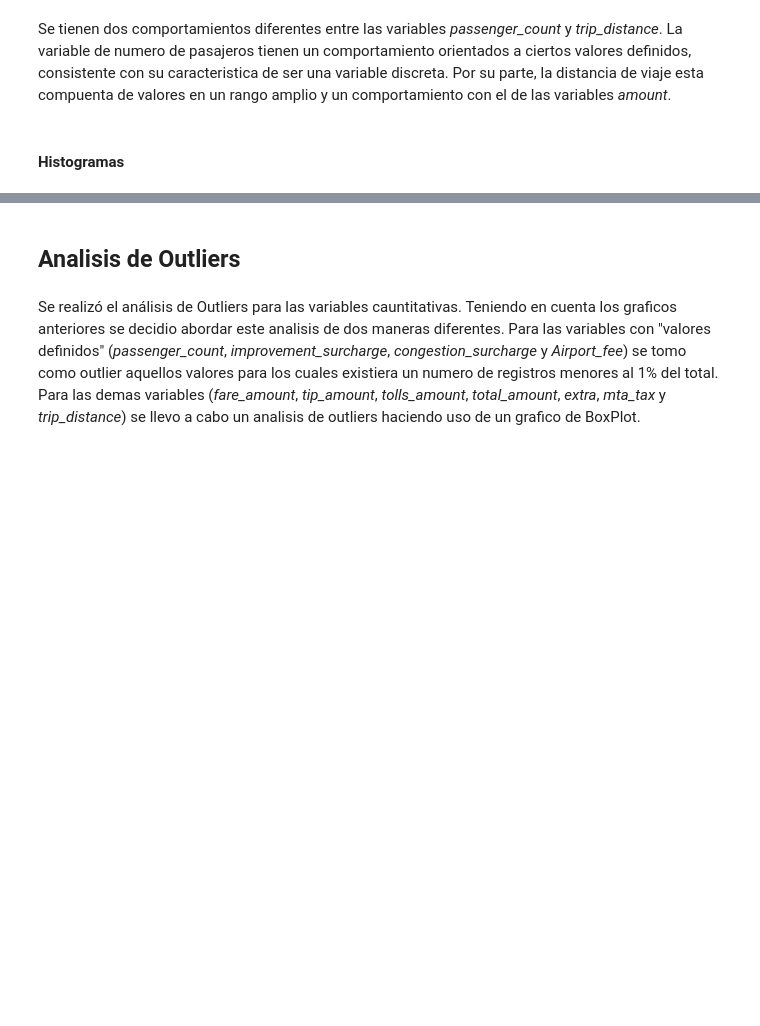
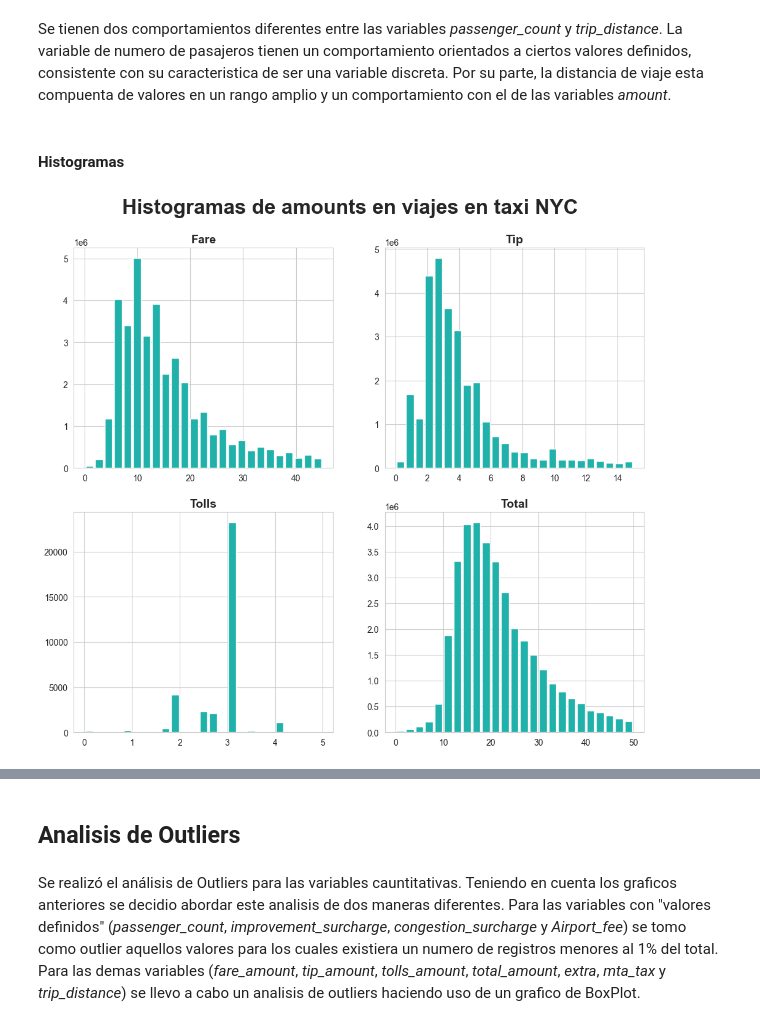
Before and after one commit to Rizo12G/Proyecto_final_henry, a Jupyter notebook: EDA/EDA_taxis.ipynb, the cells around one changed output, grey strips where cells are left out. Cells and saved outputs as stored; diff of their text form; code cells hidden in the pictures; blank space fills up the shorter version.

```diff
--- a/EDA/EDA_taxis.ipynb
+++ b/EDA/EDA_taxis.ipynb
@@ -456,3 +485,25 @@ plt.show()
 Se tienen dos comportamientos diferentes entre las variables *passenger_count* y *trip_distance*. La variable de numero de pasajeros tienen un comportamiento orientados a ciertos valores definidos, consistente con su caracteristica de ser una variable discreta. Por su parte, la distancia de viaje esta compuenta de valores en un rango amplio y un comportamiento con el de las variables *amount*.
 # %% [markdown]
 #### Histogramas
+# %%
+sns.set_style("whitegrid")
+
+fig, ax = plt.subplots(2,2, figsize = (12,10), gridspec_kw={'height_ratios': [1, 1]})
+fig.suptitle("Histogramas de amounts en viajes en taxi NYC",fontsize=24, fontweight='bold')
+plt.subplots_adjust(top=0.9,hspace=0.2)
+
+ax[0,0].hist(var_cuanti[(var_cuanti['fare_amount']>0)&(var_cuanti['fare_amount']<45)]['fare_amount'], bins=25, rwidth=0.8, color='lightseagreen')
+ax[0,0].set_title('Fare',fontsize=14, fontweight='bold')
+
+ax[0,1].hist(var_cuanti[(var_cuanti['tip_amount']>0)&(var_cuanti['tip_amount']<15)]['tip_amount'], bins=25, rwidth=0.8, color='lightseagreen')
+ax[0,1].set_title('Tip',fontsize=14, fontweight='bold')
+
+ax[1,0].hist(var_cuanti[(var_cuanti['tolls_amount']>0)&(var_cuanti['tolls_amount']<5)]['tolls_amount'], bins=25, rwidth=0.8, color='lightseagreen')
+ax[1,0].set_title('Tolls',fontsize=14, fontweight='bold')
+
+ax[1,1].hist(var_cuanti[(var_cuanti['total_amount']>0)&(var_cuanti['total_amount']<50)]['total_amount'], bins=25, rwidth=0.8, color='lightseagreen')
+ax[1,1].set_title('Total',fontsize=14, fontweight='bold')
+
+plt.show()
+# %% [output]
+[figure, added]
```
Also changed, not shown: parts of 21 cells of this notebook, 1 other file.
